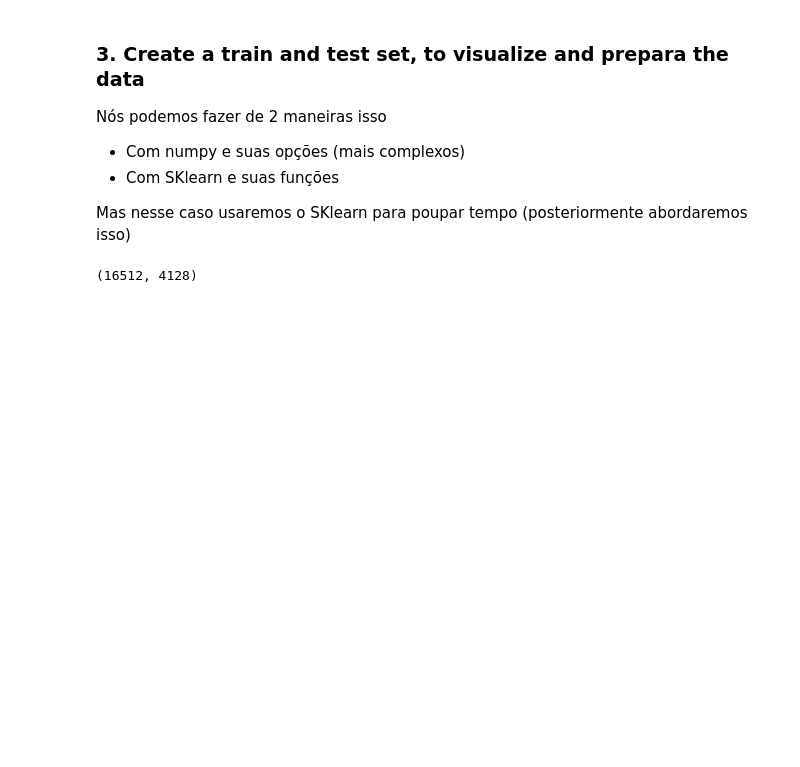
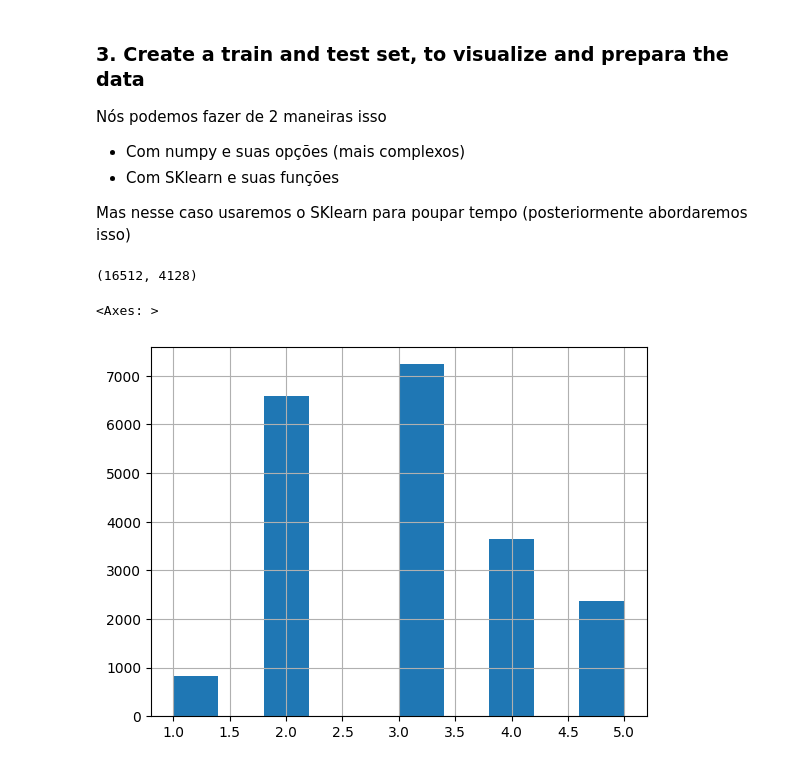
Before and after one commit to tevoshw/machine-learning, a Jupyter notebook: src/projects/chapter2_book_project_visualize/main.ipynb, the cells around one changed output. Drawn from its saved outputs; the diff is of its cells as text; code cells hidden in the pictures; blank space fills up the shorter version.

```diff
--- a/src/projects/chapter2_book_project_visualize/main.ipynb
+++ b/src/projects/chapter2_book_project_visualize/main.ipynb
@@ -110,3 +110,18 @@ train_set, test_set = train_test_split(dataset, test_size=0.2, random_state= 42)
 len(train_set), len(test_set)
 # %% [output]
 (16512, 4128)
+# %%
+# THE INCOME ARE A VERY IMPORTANT FEATURE, AND LET'S ANALYZE
+
+# INCOME É UMA FEATURE NÚMERICA CONTINUA
+# VAMOS CRIAR UM ATRIBUTO DE CATEGORIA
+# COLOCAR CATEGORIAS DENTRO DA FEATURE "INCOME"
+import numpy as np
+
+dataset['median_cat'] = pd.cut(dataset['median_income'],
+                                bins = [0., 1.5, 3.0, 4.5, 6., np.inf],
+                                labels = [1,2,3,4,5])
+dataset['median_cat'].hist()
+# %% [output]
+<Axes: >
+[figure, added]
```
Also changed, not shown: 1 other file.
